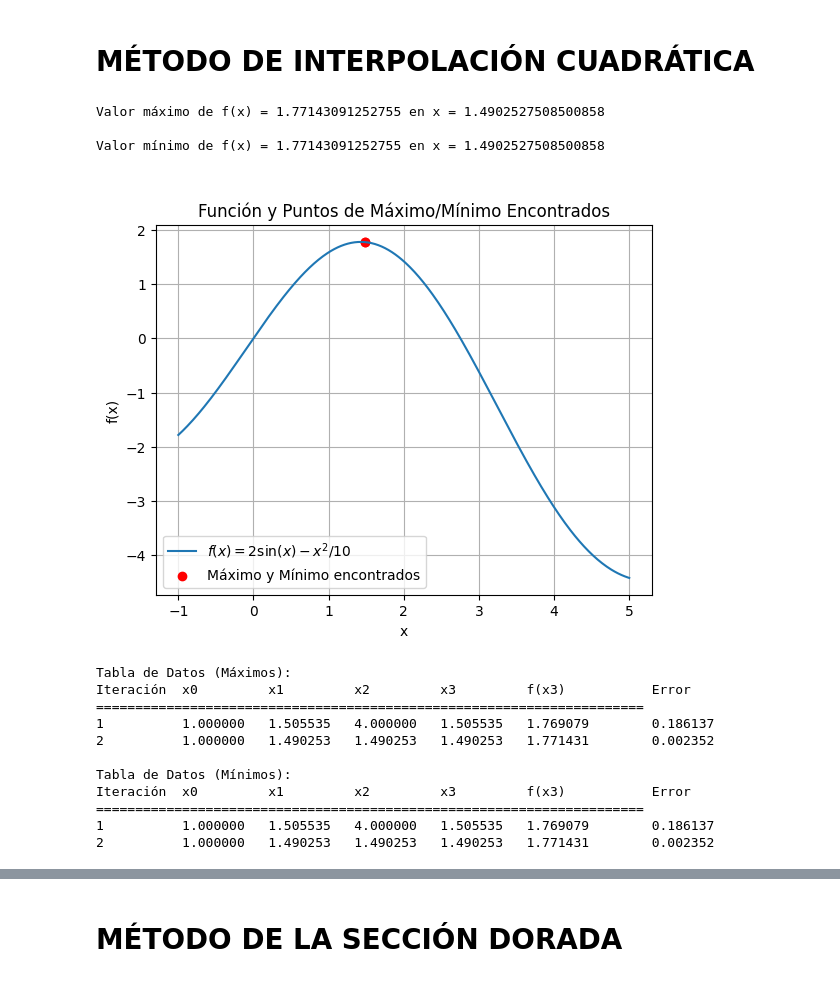
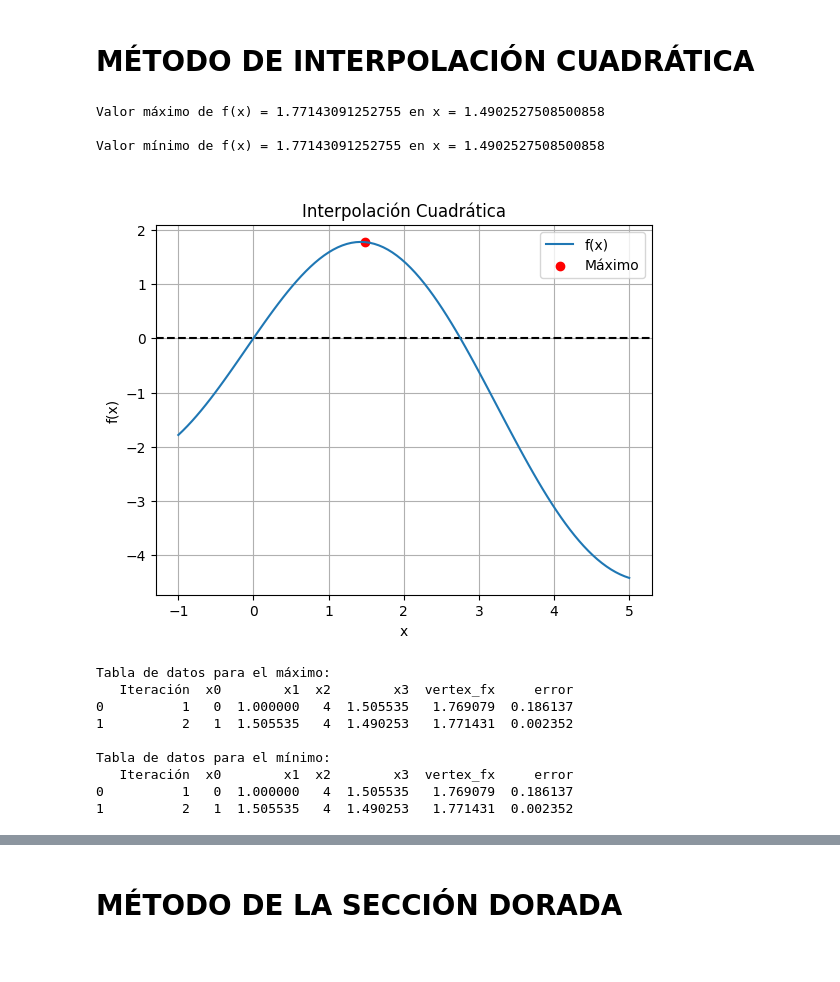
Before and after one commit to danielapavas/Optimizacion, a Jupyter notebook: Metodo_de_bisección.ipynb, the cells around one changed output, grey strips where cells are left out. Drawn from its saved outputs; the diff is of its cells as text; code cells hidden in the pictures.

```diff
--- a/Metodo_de_bisección.ipynb
+++ b/Metodo_de_bisección.ipynb
@@ -100,10 +106,7 @@ Tabla de datos:
 # %% [markdown]
 # **MÉTODO DE INTERPOLACIÓN CUADRÁTICA**
 # %%
-def f(x):
-    return 2 * np.sin(x) - x**2 / 10
-
-def interpolacionCuadratica(f, x0, x1, x2, minimize=True, tol=0.01, maximo=10):
+def interpolacionCuadratica(f, x0, x1, x2, minimize=True, tol=0.1, maximo=100):
     history = []  # Almacenar datos para la tabla
 
     for i in range(maximo):
@@ -116,76 +119,79 @@ def interpolacionCuadratica(f, x0, x1, x2, minimize=True, tol=0.01, maximo=10):
 
         vertex_fx = f(x3)
 
+        error = abs(vertex_fx - fx1)
+        history.append((i + 1, x0, x1, x2, x3, vertex_fx, error))
+
         if vertex_fx >= fx1 and x3 > x1:
                 x0 = x1
                 x1 = x3
-                x2=x2
+
         elif vertex_fx > fx1 and x3 < x1 :
                 x1 = x3
                 x2 = x1
-                x0=x0
 
-        error = abs(vertex_fx - fx1)
-        history.append((i + 1, x0, x1, x2, x3, vertex_fx, error))
+        elif vertex_fx < fx1 :
+                x2 = x1
+                x1 = x3
+
 
         if error < tol * abs(fx1):
             break
 
-    return x1, f(x1), history
+    df = pd.DataFrame(history, columns=['Iteración', 'x0', 'x1', 'x2', 'x3', 'vertex_fx', 'error'])
+
+    return x1, f(x1), df
+
+def f(x):
+    return 2 * np.sin(x) - x**2 / 10
 
 x0 = 0
 x1 = 1
 x2 = 4
 
 # Buscar máximo
 max_x, max_valor, max_history = interpolacionCuadratica(f, x0, x1, x2, minimize=False)
 
 # Buscar mínimo
 min_x, min_valor, min_history = interpolacionCuadratica(f, x0, x1, x2, minimize=True)
 
 # Imprimir resultados
 print("\nValor máximo de f(x) =", max_valor, "en x =", max_x)
 print("\nValor mínimo de f(x) =", min_valor, "en x =", min_x)
 
 # Generar gráficos
-x_vals = np.linspace(-1, 5, 400)
+x_vals = np.linspace(-1, 5, 100)
 y_vals = f(x_vals)
-plt.plot(x_vals, y_vals, label='$f(x) = 2\sin(x) - x^2/10$')
-plt.scatter([max_x, min_x], [max_valor, min_valor], color='red', marker='o', label='Máximo y Mínimo encontrados')
+plt.axhline(y=0, color='black', linestyle='--')
+plt.plot(x_vals, y_vals, label='f(x)')
+plt.scatter([max_x], [max_valor], color='red', label='Máximo')
+
 plt.xlabel('x')
 plt.ylabel('f(x)')
-plt.title('\nFunción y Puntos de Máximo/Mínimo Encontrados')
+plt.title('\nInterpolación Cuadrática')
 plt.legend()
 plt.grid(True)
 plt.show()
 
 # Tabla de datos
-print("\nTabla de Datos (Máximos):")
-print("{:<10} {:<10} {:<10} {:<10} {:<10} {:<15} {:<10}".format(
-    "Iteración", "x0", "x1", "x2", "x3", "f(x3)", "Error"))
-print("="*70)
-for entry in max_history:
-    print("{:<10} {:<10.6f} {:<10.6f} {:<10.6f} {:<10.6f} {:<15.6f} {:<10.6f}".format(*entry))
+#Tabla de datos para el máximo
+print("\nTabla de datos para el máximo:")
+print(max_history)
 
-print("\nTabla de Datos (Mínimos):")
-print("{:<10} {:<10} {:<10} {:<10} {:<10} {:<15} {:<10}".format(
-    "Iteración", "x0", "x1", "x2", "x3", "f(x3)", "Error"))
-print("="*70)
-for entry in min_history:
-    print("{:<10} {:<10.6f} {:<10.6f} {:<10.6f} {:<10.6f} {:<15.6f} {:<10.6f}".format(*entry))
+# Tabla de datos para el mínimo
+print("\nTabla de datos para el mínimo:")
+print(min_history)
 # %% [output]
 Valor máximo de f(x) = 1.77143091252755 en x = 1.4902527508500858
 
 Valor mínimo de f(x) = 1.77143091252755 en x = 1.4902527508500858
-[figure, old version]
+[figure, new version]
-Tabla de Datos (Máximos):
-Iteración  x0         x1         x2         x3         f(x3)           Error
-======================================================================
-1          1.000000   1.505535   4.000000   1.505535   1.769079        0.186137
-2          1.000000   1.490253   1.490253   1.490253   1.771431        0.002352
+Tabla de datos para el máximo:
+   Iteración  x0        x1  x2        x3  vertex_fx     error
+0          1   0  1.000000   4  1.505535   1.769079  0.186137
+1          2   1  1.505535   4  1.490253   1.771431  0.002352
 
-Tabla de Datos (Mínimos):
-Iteración  x0         x1         x2         x3         f(x3)           Error
-======================================================================
-1          1.000000   1.505535   4.000000   1.505535   1.769079        0.186137
-2          1.000000   1.490253   1.490253   1.490253   1.771431        0.002352
+Tabla de datos para el mínimo:
+   Iteración  x0        x1  x2        x3  vertex_fx     error
+0          1   0  1.000000   4  1.505535   1.769079  0.186137
+1          2   1  1.505535   4  1.490253   1.771431  0.002352
```
Also changed, not shown: parts of 5 cells of this notebook.
